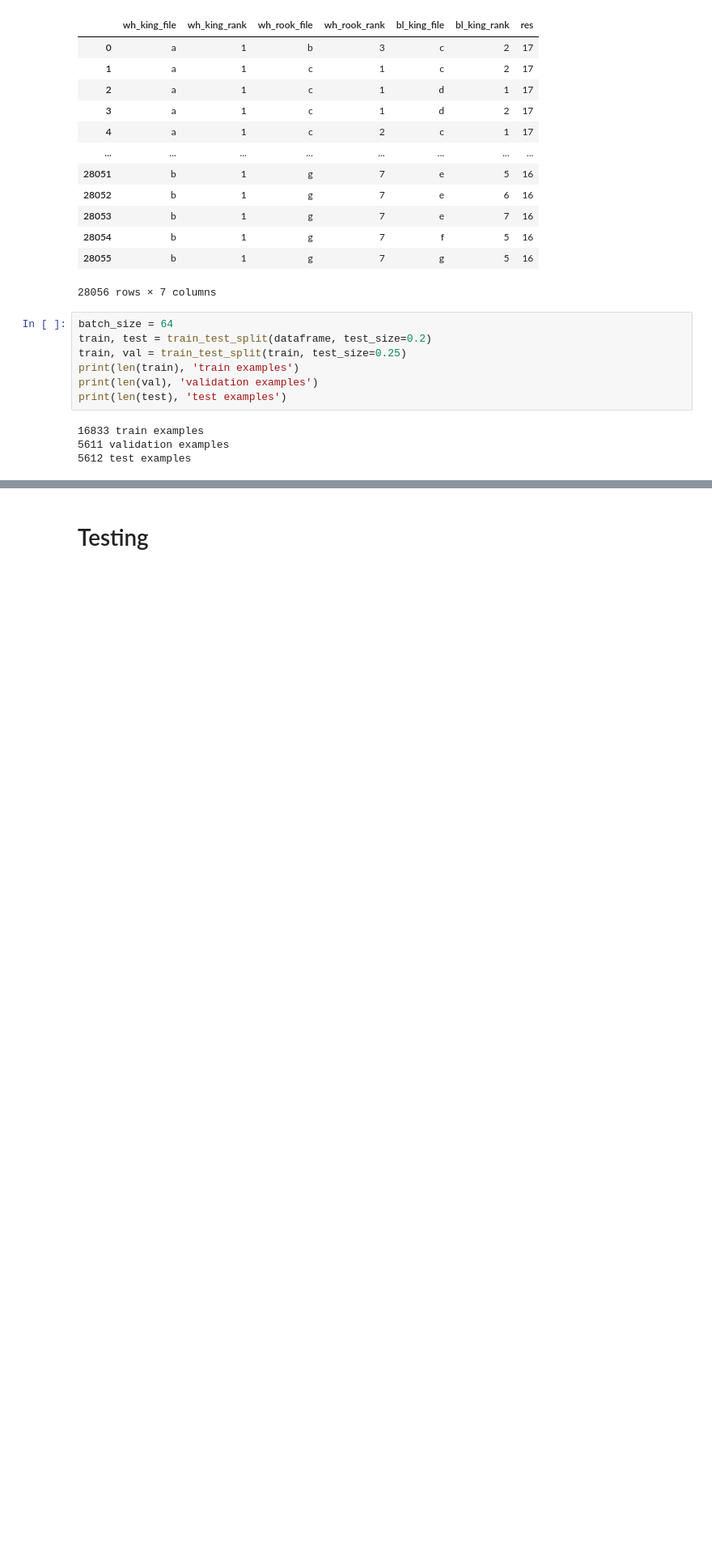
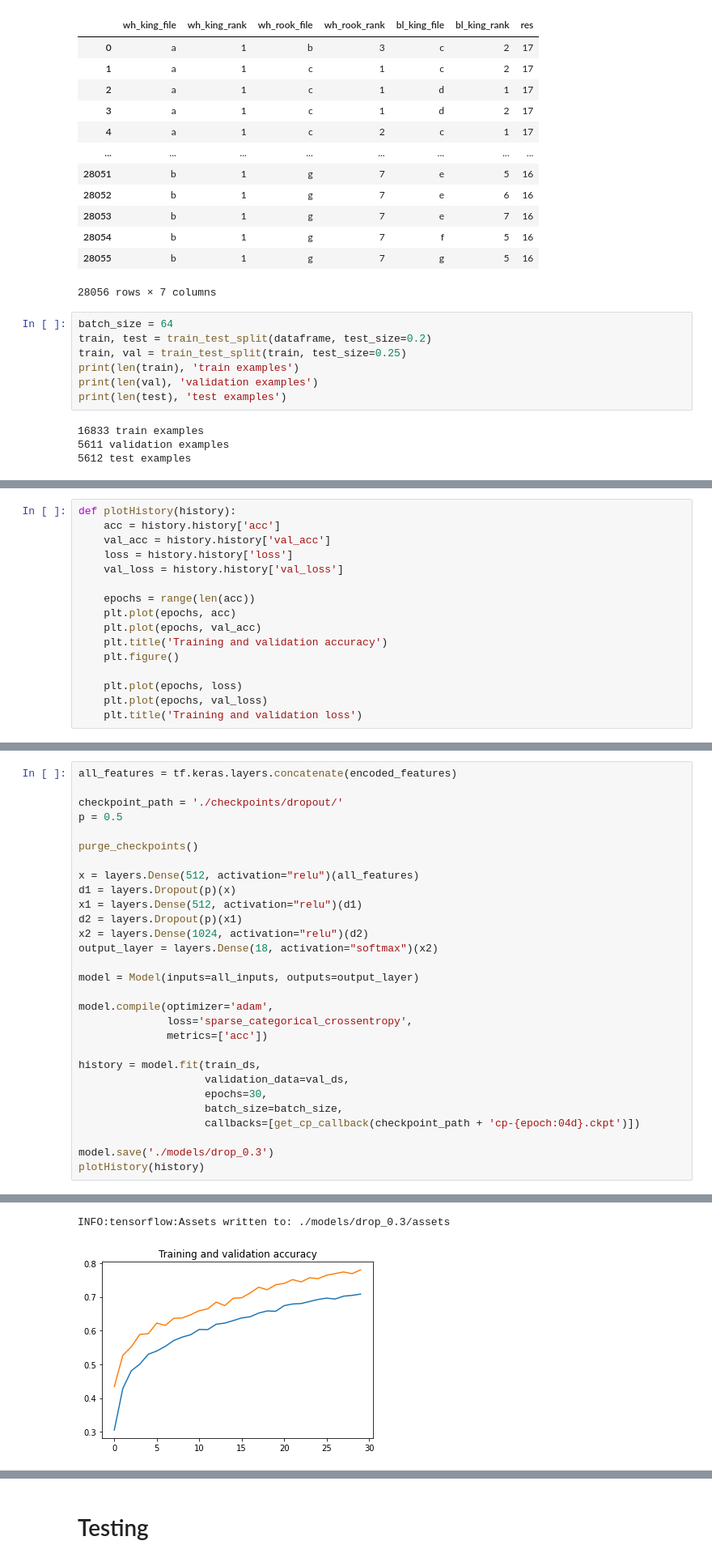
Before and after one commit to pacifi5t/neural-networks, a Jupyter notebook: lab1.ipynb, the cells around one changed output, grey strips where cells are left out. Shown: that part at 81% size. Saved outputs shown, nothing was run; the diff lists cells and outputs as text; blank space fills up the shorter version.

```diff
--- a/lab1.ipynb
+++ b/lab1.ipynb
@@ -127,0 +151,16 @@ for column in ['wh_king_file', 'wh_rook_file', 'bl_king_file']:
+# %%
+def plotHistory(history):
+    acc = history.history['acc']
+    val_acc = history.history['val_acc']
+    loss = history.history['loss']
+    val_loss = history.history['val_loss']
+
+    epochs = range(len(acc))
+    plt.plot(epochs, acc)
+    plt.plot(epochs, val_acc)
+    plt.title('Training and validation accuracy')
+    plt.figure()
+
+    plt.plot(epochs, loss)
+    plt.plot(epochs, val_loss)
+    plt.title('Training and validation loss')
@@ -127,0 +169,30 @@ for column in ['wh_king_file', 'wh_rook_file', 'bl_king_file']:
+# %%
+all_features = tf.keras.layers.concatenate(encoded_features)
+
+checkpoint_path = './checkpoints/dropout/'
+p = 0.5
+
+purge_checkpoints()
+
+x = layers.Dense(512, activation="relu")(all_features)
+d1 = layers.Dropout(p)(x)
+x1 = layers.Dense(512, activation="relu")(d1)
+d2 = layers.Dropout(p)(x1)
+x2 = layers.Dense(1024, activation="relu")(d2)
+output_layer = layers.Dense(18, activation="softmax")(x2)
+
+model = Model(inputs=all_inputs, outputs=output_layer)
+
+model.compile(optimizer='adam',
+              loss='sparse_categorical_crossentropy',
+              metrics=['acc'])
+
+history = model.fit(train_ds,
+                    validation_data=val_ds,
+                    epochs=30,
+                    batch_size=batch_size,
+                    callbacks=[get_cp_callback(checkpoint_path + 'cp-{epoch:04d}.ckpt')])
+
+model.save('./models/drop_0.3')
+plotHistory(history)
+# %% [output]
@@ -127,0 +217,2 @@ for column in ['wh_king_file', 'wh_rook_file', 'bl_king_file']:
+INFO:tensorflow:Assets written to: ./models/drop_0.3/assets
+[figure, added]
```
Also changed, not shown: parts of 23 cells of this notebook.
